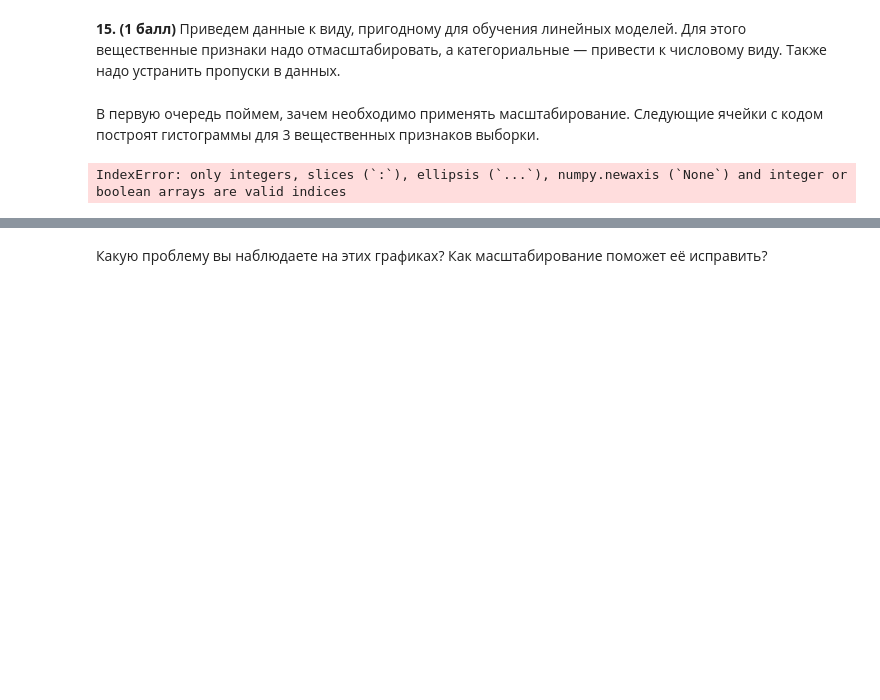
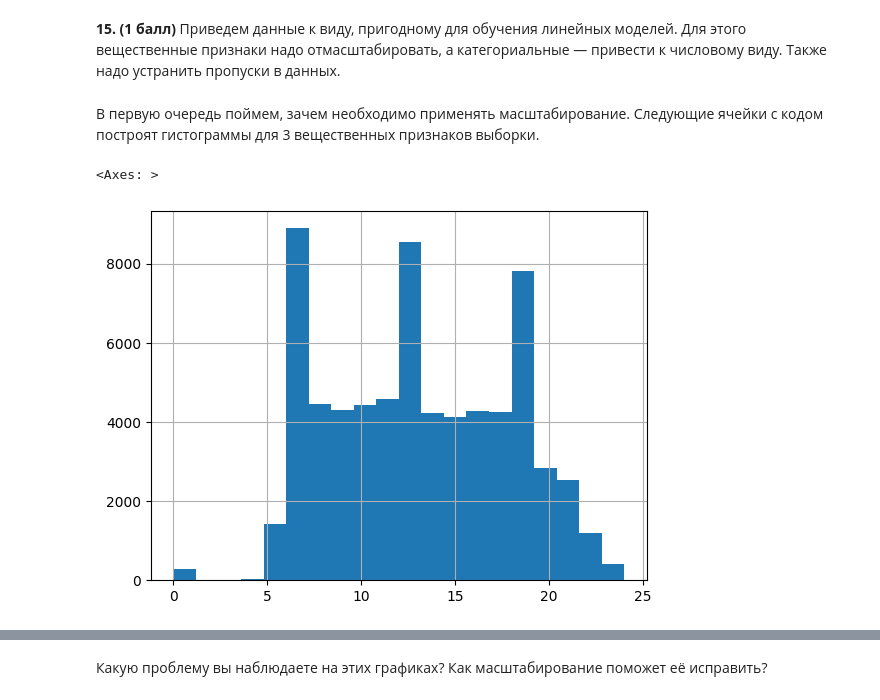
Before and after one commit to Uralbeckins/ML-Sokolov-Course, a Jupyter notebook: homework-practice-01-linregr.ipynb, the cells around one changed output, grey strips where cells are left out. Cells and saved outputs as stored; diff of their text form; code cells hidden in the pictures; blank space fills up the shorter version.

```diff
--- a/homework-practice-01-linregr.ipynb
+++ b/homework-practice-01-linregr.ipynb
@@ -378,7 +378,8 @@ sns.heatmap(df.corr(method='kendall', numeric_only=True), linewidth=.5)
 # %% [markdown]
 В первую очередь поймем, зачем необходимо применять масштабирование. Следующие ячейки с кодом построят гистограммы для 3 вещественных признаков выборки.
 # %%
-X['DepTime_Hour'].hist(bins=20)
+df['DepTime_Hour'].hist(bins=20)
 # %% [output]
-IndexError: only integers, slices (`:`), ellipsis (`...`), numpy.newaxis (`None`) and integer or boolean arrays are valid indices
+<Axes: >
+[figure, added]
 # %%
```
Also changed, not shown: parts of 27 cells of this notebook.
